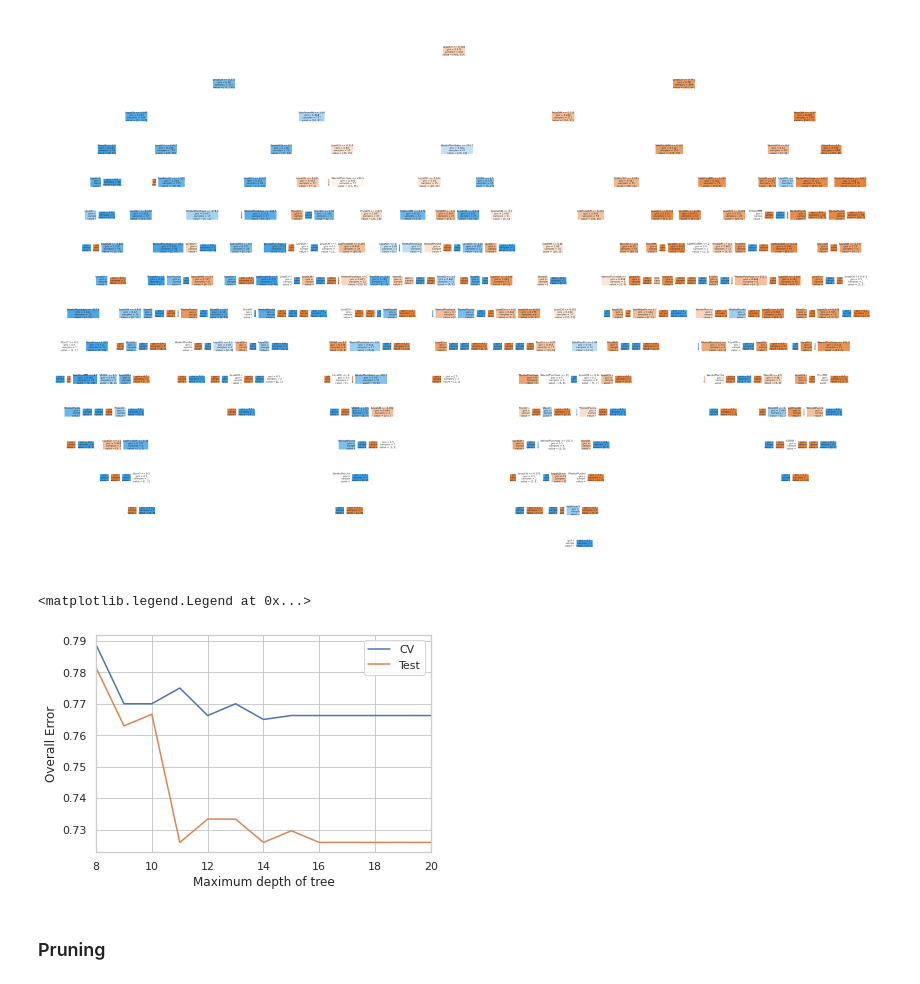
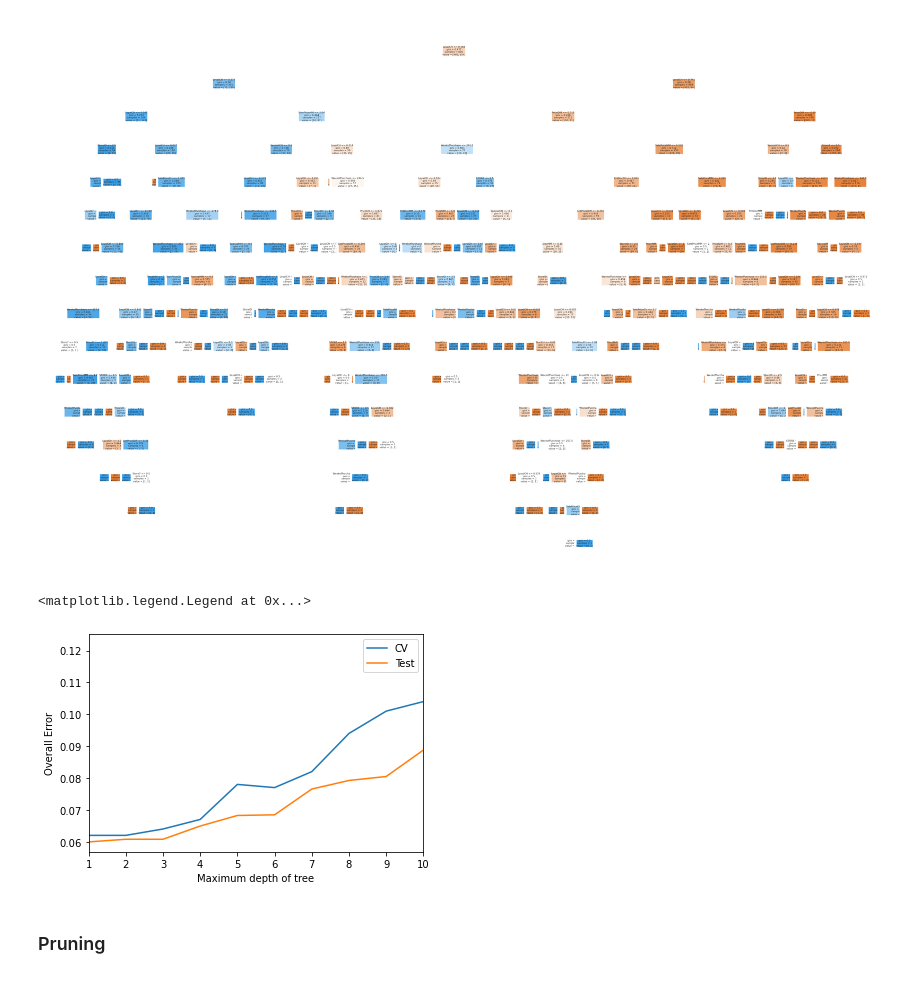
Before and after one commit to Svanazar/ISLR-exercises, a Jupyter notebook: Chapter 8.ipynb, the cells around one changed output. Saved outputs shown, nothing was run; the diff lists cells and outputs as text; code cells hidden in the pictures.

```diff
--- a/Chapter 8.ipynb
+++ b/Chapter 8.ipynb
@@ -160,7 +161,7 @@ plt.show()
 # %% [output]
 [figure]
 # %%
-depths=range(8,30,1)
+depths=range(1,15,1)
 cv_scores=dict()
 test_scores=dict()
 
@@ -174,15 +175,15 @@ for depth in depths:
     cv_scores[depth]=cv_score
     test_scores[depth]=test_score
 # %%
-plt.plot(depths,[cv_scores[depth] for depth in depths],label='CV')
-plt.plot(depths,[test_scores[depth] for depth in depths],label='Test')
+plt.plot(depths,[1-cv_scores[depth] for depth in depths],label='CV')
+plt.plot(depths,[1-test_scores[depth] for depth in depths],label='Test')
 plt.xlabel('Maximum depth of tree')
 plt.ylabel('Overall Error')
-plt.xlim(8,20)
+plt.xlim(1,10)
 plt.legend()
 # %% [output]
 <matplotlib.legend.Legend at 0x...>
-[figure, old version]
+[figure, new version]
 # %% [markdown]
 ### Pruning
 # %%
```
Also changed, not shown: parts of 18 cells of this notebook, 1 other file.
